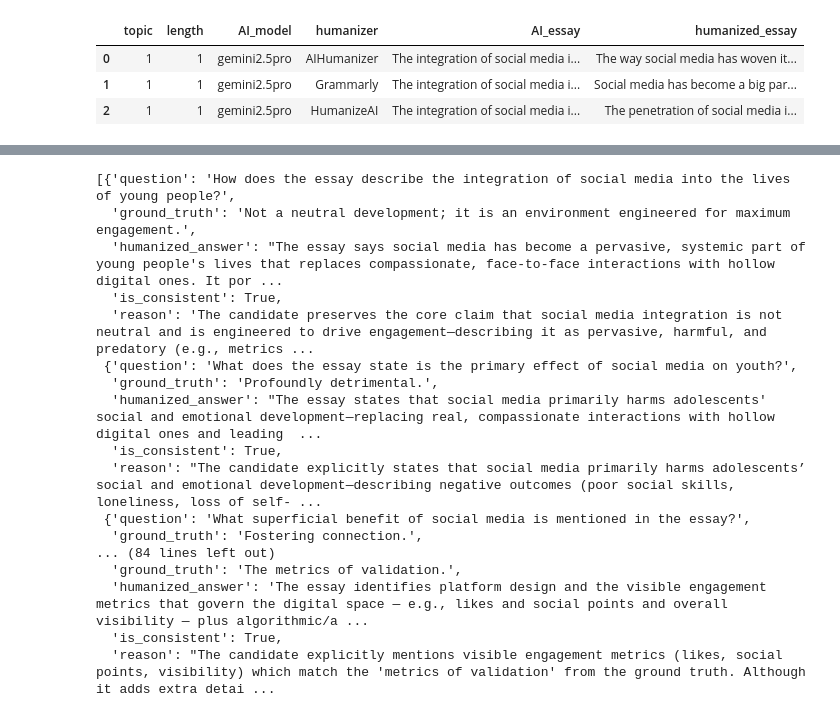
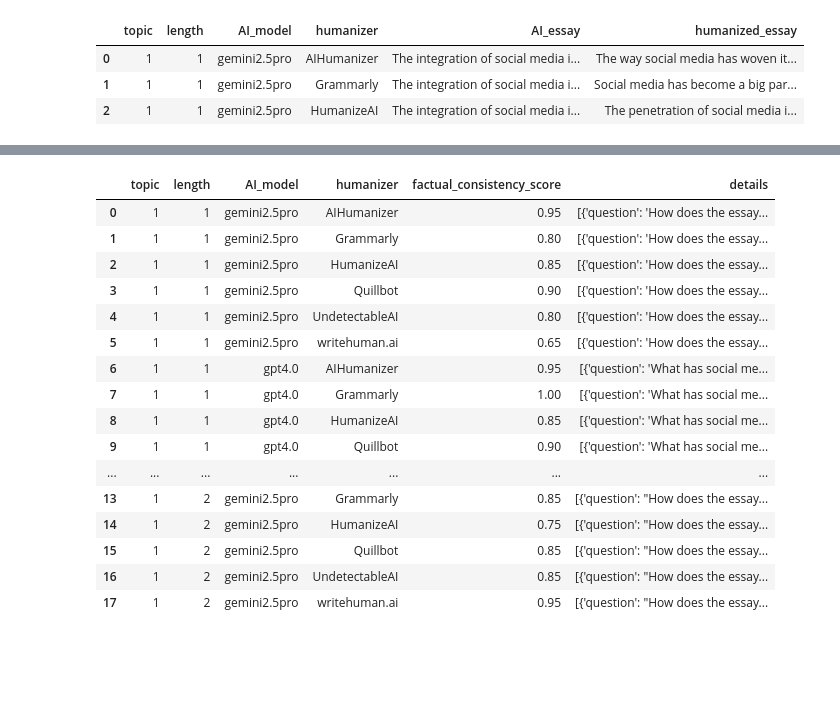
Before and after one commit to warit-tee/FYP, a Jupyter notebook: factual/fact.ipynb, the cells around one changed output, grey strips where cells are left out. Cells and saved outputs as stored; diff of their text form; code cells hidden in the pictures; blank space fills up the shorter version.

```diff
--- a/factual/fact.ipynb
+++ b/factual/fact.ipynb
@@ -271,20 +324,22 @@ Evaluation Results:
-# %%
-results_df.loc[5, 'details']
-# %% [output]
-[{'question': 'How does the essay describe the integration of social media into the lives of young people?',
-  'ground_truth': 'Not a neutral development; it is an environment engineered for maximum engagement.',
-  'humanized_answer': "The essay says social media has become a pervasive, systemic part of young people's lives that replaces compassionate, face‑to‑face interactions with hollow digital ones. It por ...
-  'is_consistent': True,
-  'reason': 'The candidate preserves the core claim that social media integration is not neutral and is engineered to drive engagement—describing it as pervasive, harmful, and predatory (e.g., metrics ...
- {'question': 'What does the essay state is the primary effect of social media on youth?',
-  'ground_truth': 'Profoundly detrimental.',
-  'humanized_answer': "The essay states that social media primarily harms adolescents' social and emotional development—replacing real, compassionate interactions with hollow digital ones and leading  ...
-  'is_consistent': True,
-  'reason': "The candidate explicitly states that social media primarily harms adolescents’ social and emotional development—describing negative outcomes (poor social skills, loneliness, loss of self‑ ...
- {'question': 'What superficial benefit of social media is mentioned in the essay?',
-  'ground_truth': 'Fostering connection.',
-... (84 lines left out)
-  'ground_truth': 'The metrics of validation.',
-  'humanized_answer': 'The essay identifies platform design and the visible engagement metrics that govern the digital space — e.g., likes and social points and overall visibility — plus algorithmic/a ...
-  'is_consistent': True,
-  'reason': "The candidate explicitly mentions visible engagement metrics (likes, social points, visibility) which match the 'metrics of validation' from the ground truth. Although it adds extra detai ...
+# %%
+# read qna_results.csv to see all results
+results_df = pd.read_csv('qna_results.csv')
+display(results_df)
+# %% [output]
+|  | topic | length | AI_model | humanizer | factual_consistency_score | details |
+| 0 | 1 | 1 | gemini2.5pro | AIHumanizer | 0.95 | [{'question': 'How does the essay... |
+| 1 | 1 | 1 | gemini2.5pro | Grammarly | 0.80 | [{'question': 'How does the essay... |
+| 2 | 1 | 1 | gemini2.5pro | HumanizeAI | 0.85 | [{'question': 'How does the essay... |
+| 3 | 1 | 1 | gemini2.5pro | Quillbot | 0.90 | [{'question': 'How does the essay... |
+| 4 | 1 | 1 | gemini2.5pro | UndetectableAI | 0.80 | [{'question': 'How does the essay... |
+| 5 | 1 | 1 | gemini2.5pro | writehuman.ai | 0.65 | [{'question': 'How does the essay... |
+| 6 | 1 | 1 | gpt4.0 | AIHumanizer | 0.95 | [{'question': 'What has social me... |
+| 7 | 1 | 1 | gpt4.0 | Grammarly | 1.00 | [{'question': 'What has social me... |
+| 8 | 1 | 1 | gpt4.0 | HumanizeAI | 0.85 | [{'question': 'What has social me... |
+| 9 | 1 | 1 | gpt4.0 | Quillbot | 0.90 | [{'question': 'What has social me... |
+| ... | ... | ... | ... | ... | ... | ... |
+| 13 | 1 | 2 | gemini2.5pro | Grammarly | 0.85 | [{'question': "How does the essay... |
+| 14 | 1 | 2 | gemini2.5pro | HumanizeAI | 0.75 | [{'question': "How does the essay... |
+| 15 | 1 | 2 | gemini2.5pro | Quillbot | 0.85 | [{'question': "How does the essay... |
+| 16 | 1 | 2 | gemini2.5pro | UndetectableAI | 0.85 | [{'question': "How does the essay... |
+| 17 | 1 | 2 | gemini2.5pro | writehuman.ai | 0.95 | [{'question': "How does the essay... |
```
Also changed, not shown: parts of 6 cells of this notebook, 2 other files.
